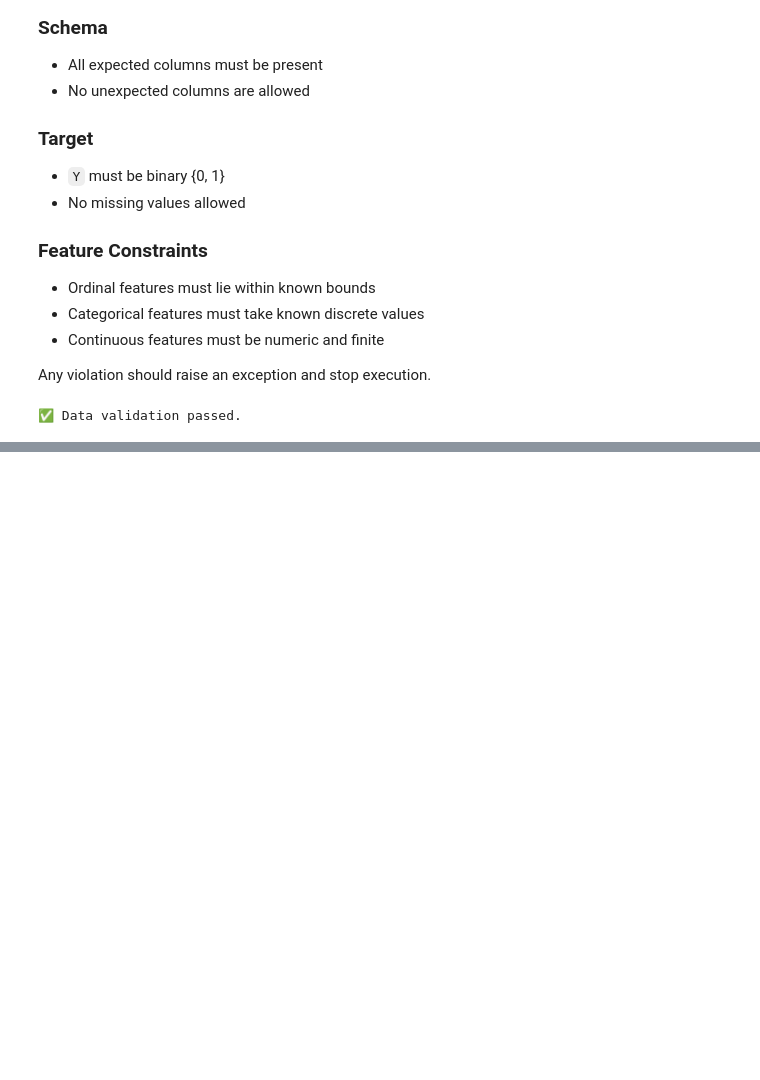
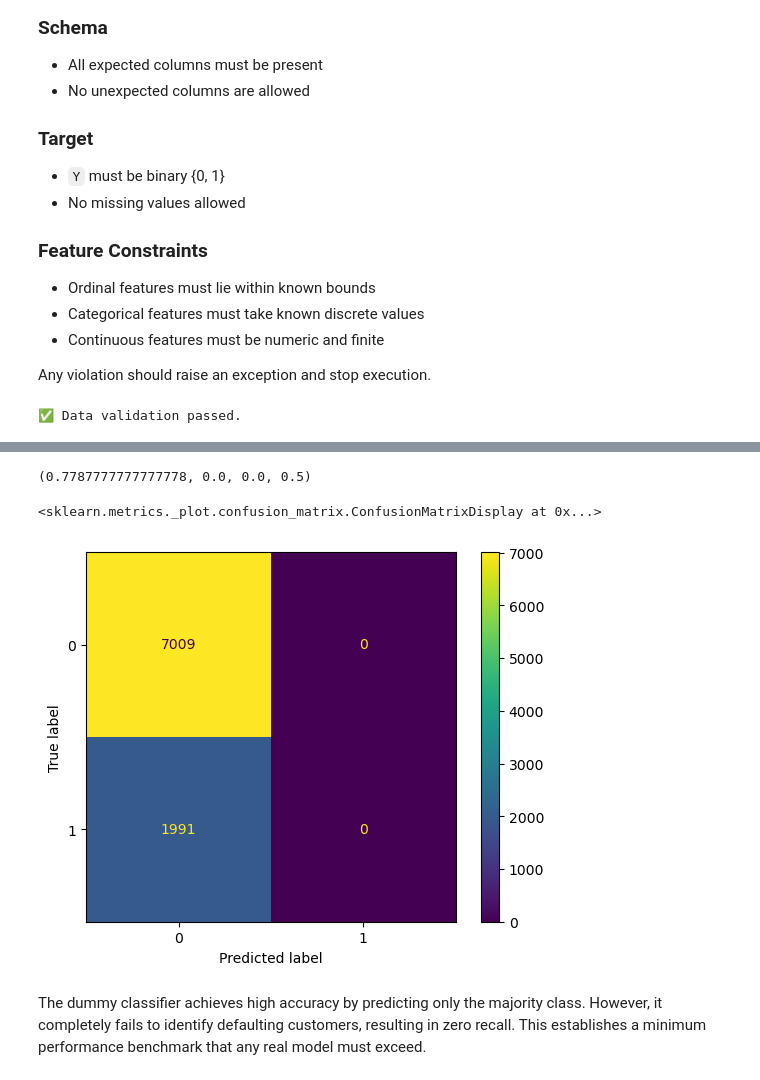
Before and after one commit to bbarafat/credit_risk_ml, a Jupyter notebook: notebooks/exploration.ipynb, the cells around one changed output, grey strips where cells are left out. Saved outputs shown, nothing was run; the diff lists cells and outputs as text; code cells hidden in the pictures; blank space fills up the shorter version.

Commit message:
added dummy classifier and metrics

```diff
--- a/notebooks/exploration.ipynb
+++ b/notebooks/exploration.ipynb
@@ -214,0 +243,3 @@ validate_data(
+# %%
+gender_categories = sorted(data["X2"].unique().tolist())
+gender_categories
@@ -214,0 +281,7 @@ validate_data(
+# %%
+dummy_pipe = make_pipeline(
+    preprocessor,
+    DummyClassifier(strategy='most_frequent')
+)
+# %%
+dummy_pipe.fit(X_train, y_train)
@@ -214,0 +306,30 @@ validate_data(
+# %%
+from sklearn.metrics import (
+    accuracy_score,
+    precision_score,
+    recall_score,
+    roc_auc_score,
+    classification_report,
+    ConfusionMatrixDisplay,
+    RocCurveDisplay
+)
+
+y_test_pred = dummy_pipe.predict(X_test)
+
+accuracy = accuracy_score(y_test, y_test_pred)
+precision = precision_score(y_test, y_test_pred, zero_division=0)
+recall = recall_score(y_test, y_test_pred)
+roc_auc = roc_auc_score(y_test, y_test_pred)
+
+accuracy, precision, recall, roc_auc
+# %% [output]
+(0.7787777777777778, 0.0, 0.0, 0.5)
+# %%
+ConfusionMatrixDisplay.from_predictions(y_test, y_test_pred)
+# %% [output]
+<sklearn.metrics._plot.confusion_matrix.ConfusionMatrixDisplay at 0x...>
+[figure, added]
+# %% [markdown]
+The dummy classifier achieves high accuracy by predicting only the majority class.
+However, it completely fails to identify defaulting customers, resulting in zero recall.
+This establishes a minimum performance benchmark that any real model must exceed.
```
Also changed, not shown: parts of 14 cells of this notebook.
